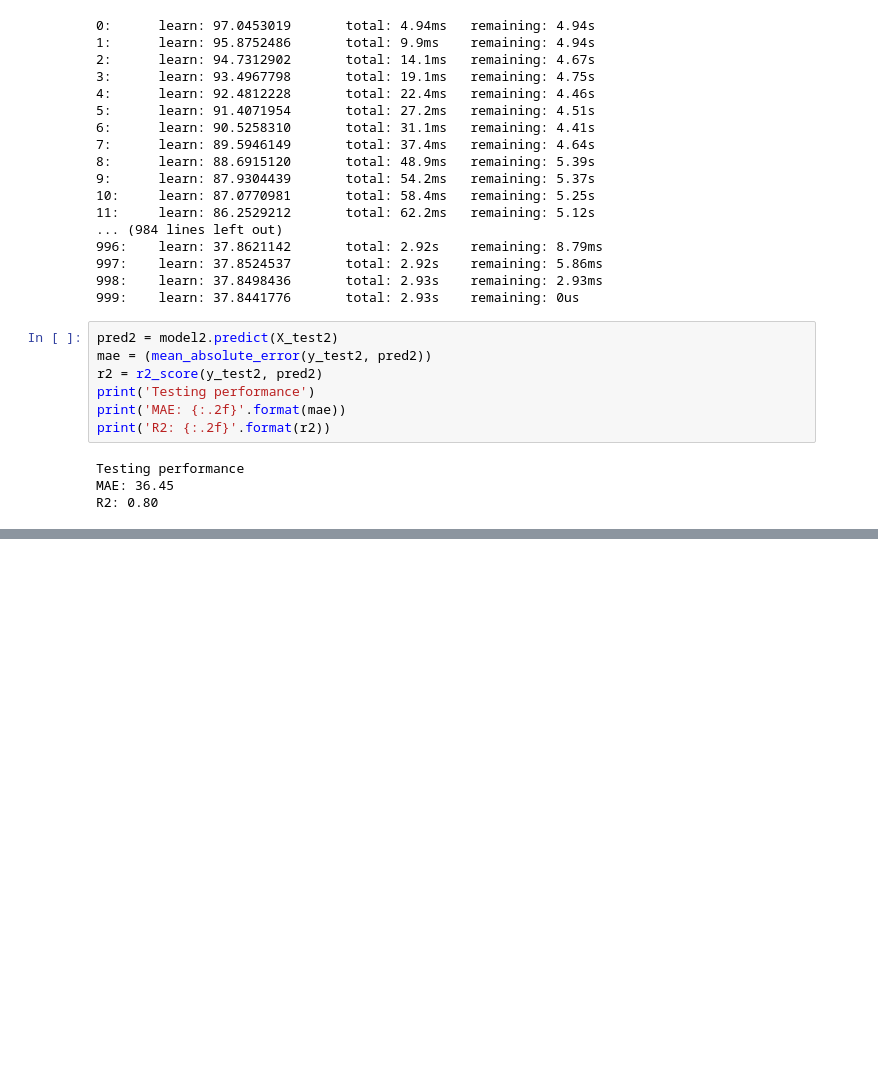
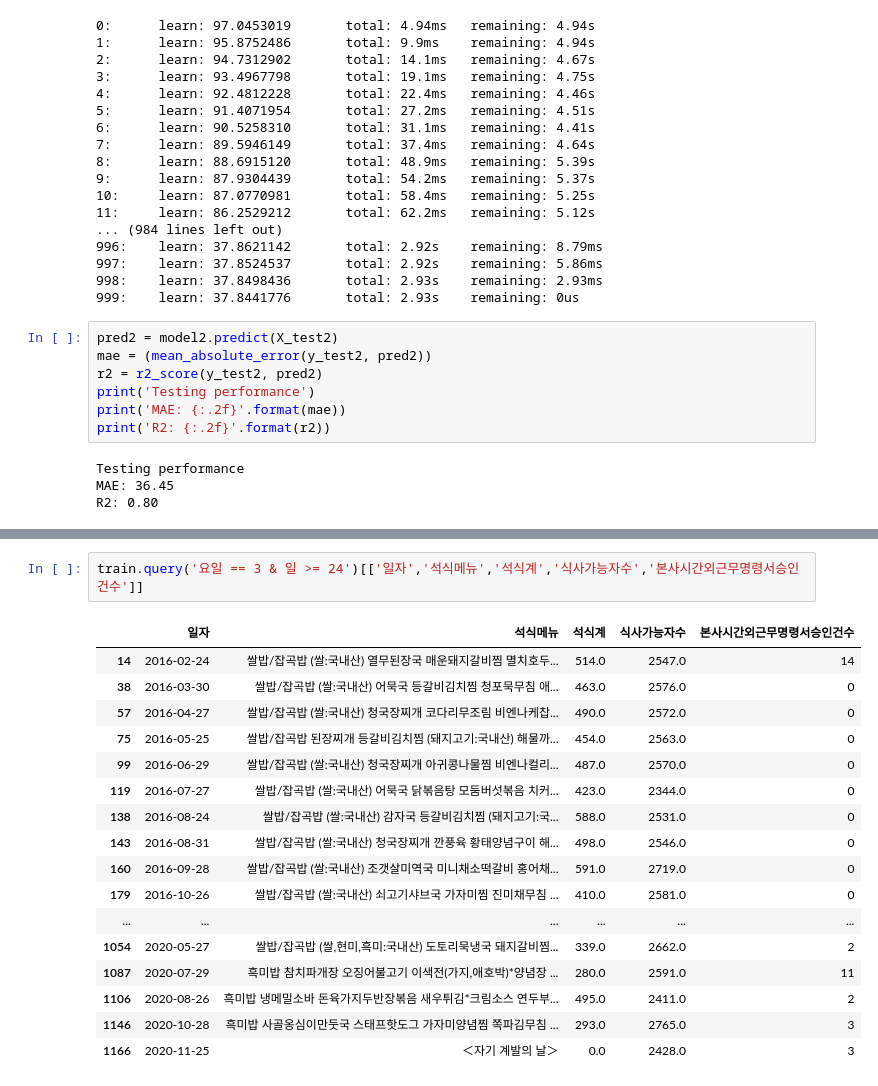
Before and after one commit to JBNU-JBIG/DACON-The_number_of_diners_in_the_cafeteria_Prediction, a Jupyter notebook: 0717 back.ipynb, the cells around one changed output, grey strips where cells are left out. Drawn from its saved outputs; the diff is of its cells as text; blank space fills up the shorter version.

```diff
--- a/0717 back.ipynb
+++ b/0717 back.ipynb
@@ -1471,0 +1253,20 @@ R2: 0.80
+# %%
+train.query('요일 == 3 & 일 >= 24')[['일자','석식메뉴','석식계','식사가능자수','본사시간외근무명령서승인건수']]
+# %% [output]
+|  | 일자 | 석식메뉴 | 석식계 | 식사가능자수 | 본사시간외근무명령서승인건수 |
+| 14 | 2016-02-24 | 쌀밥/잡곡밥 (쌀:국내산) 열무된장국 매운돼지갈비찜 멸치호두... | 514.0 | 2547.0 | 14 |
+| 38 | 2016-03-30 | 쌀밥/잡곡밥 (쌀:국내산) 어묵국 등갈비김치찜 청포묵무침 애... | 463.0 | 2576.0 | 0 |
+| 57 | 2016-04-27 | 쌀밥/잡곡밥 (쌀:국내산) 청국장찌개 코다리무조림 비엔나케찹... | 490.0 | 2572.0 | 0 |
+| 75 | 2016-05-25 | 쌀밥/잡곡밥 된장찌개 등갈비김치찜 (돼지고기:국내산) 해물까... | 454.0 | 2563.0 | 0 |
+| 99 | 2016-06-29 | 쌀밥/잡곡밥 (쌀:국내산) 청국장찌개 아귀콩나물찜 비엔나컬리... | 487.0 | 2570.0 | 0 |
+| 119 | 2016-07-27 | 쌀밥/잡곡밥 (쌀:국내산) 어묵국 닭볶음탕 모둠버섯볶음 치커... | 423.0 | 2344.0 | 0 |
+| 138 | 2016-08-24 | 쌀밥/잡곡밥 (쌀:국내산) 감자국 등갈비김치찜 (돼지고기:국... | 588.0 | 2531.0 | 0 |
+| 143 | 2016-08-31 | 쌀밥/잡곡밥 (쌀:국내산) 청국장찌개 깐풍육 황태양념구이 해... | 498.0 | 2546.0 | 0 |
+| 160 | 2016-09-28 | 쌀밥/잡곡밥 (쌀:국내산) 조갯살미역국 미니채소떡갈비 홍어채... | 591.0 | 2719.0 | 0 |
+| 179 | 2016-10-26 | 쌀밥/잡곡밥 (쌀:국내산) 쇠고기샤브국 가자미찜 진미채무침 ... | 410.0 | 2581.0 | 0 |
+| ... | ... | ... | ... | ... | ... |
+| 1054 | 2020-05-27 | 쌀밥/잡곡밥 (쌀,현미,흑미:국내산) 도토리묵냉국 돼지갈비찜... | 339.0 | 2662.0 | 2 |
+| 1087 | 2020-07-29 | 흑미밥 참치파개장 오징어불고기 이색전(가지,애호박)*양념장 ... | 280.0 | 2591.0 | 11 |
+| 1106 | 2020-08-26 | 흑미밥 냉메밀소바 돈육가지두반장볶음 새우튀김*크림소스 연두부... | 495.0 | 2411.0 | 2 |
+| 1146 | 2020-10-28 | 흑미밥 사골옹심이만둣국 스태프핫도그 가자미양념찜 쪽파김무침 ... | 293.0 | 2765.0 | 3 |
+| 1166 | 2020-11-25 | ＜자기 계발의 날＞ | 0.0 | 2428.0 | 3 |
```
Also changed, not shown: parts of 45 cells of this notebook, 41 other files.
